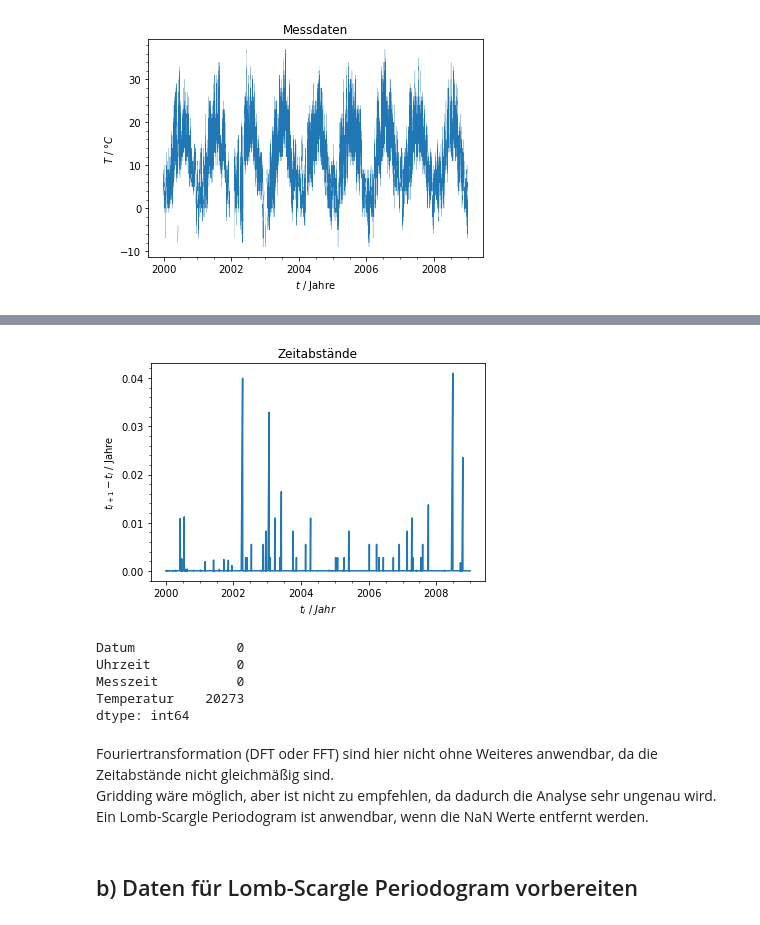
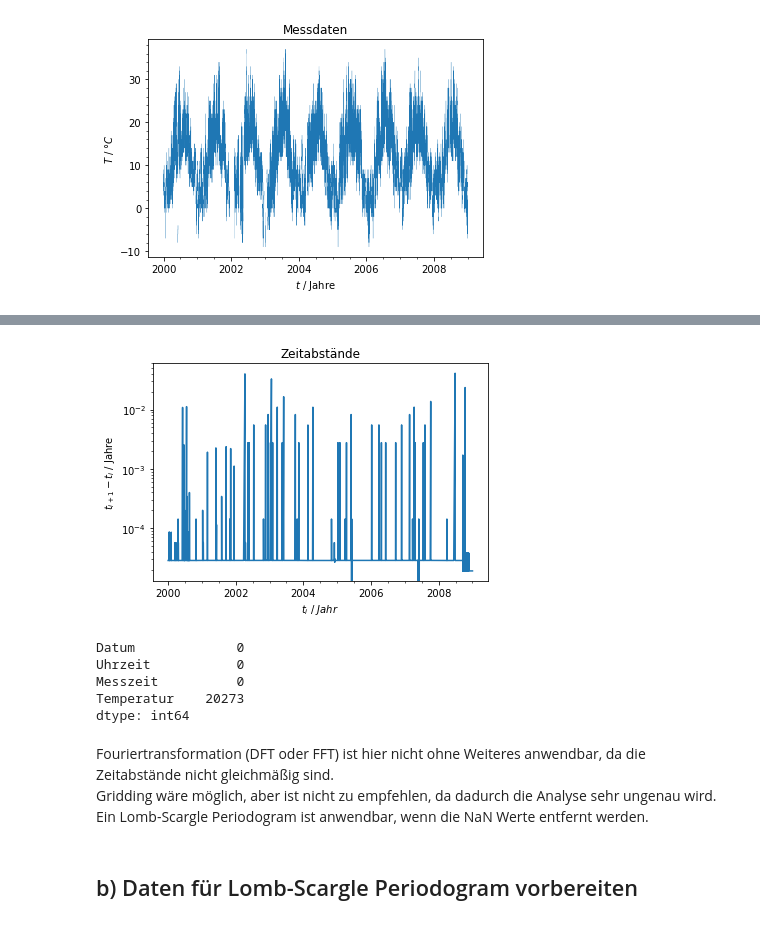
Before and after one commit to NicoJG/SMD, a Jupyter notebook: SMD_B/Blatt22/blatt22.ipynb, the cells around one changed output, grey strips where cells are left out. Cells and saved outputs as stored; diff of their text form; code cells hidden in the pictures.

```diff
--- a/SMD_B/Blatt22/blatt22.ipynb
+++ b/SMD_B/Blatt22/blatt22.ipynb
@@ -57,12 +42,12 @@ Name: Messzeit, Length: 307890, dtype: float64
 # %%
 plt.title('Zeitabstände')
 plt.plot(df['Messzeit'], df['Messzeit'].diff())
-#plt.yscale('log')
 plt.xlabel('$t_i$ / $Jahr$')
 plt.ylabel('$t_{i+1} - t_i$ / Jahre')
+plt.yscale('log')
 plt.show()
 # %% [output]
-[figure, old version]
+[figure, new version]
 # %%
 # Anzahl von Fehlenden Werten
 df.isnull().sum()
@@ -73,7 +58,7 @@ Messzeit          0
 Temperatur    20273
 dtype: int64
 # %% [markdown]
-Fouriertransformation (DFT oder FFT) sind hier nicht ohne Weiteres anwendbar, da die Zeitabstände nicht gleichmäßig sind.
+Fouriertransformation (DFT oder FFT) ist hier nicht ohne Weiteres anwendbar, da die Zeitabstände nicht gleichmäßig sind.
 Gridding wäre möglich, aber ist nicht zu empfehlen, da dadurch die Analyse sehr ungenau wird.
 Ein Lomb-Scargle Periodogram ist anwendbar, wenn die NaN Werte entfernt werden.
 # %% [markdown]
```
Also changed, not shown: parts of 44 cells of this notebook, 1 other file.
